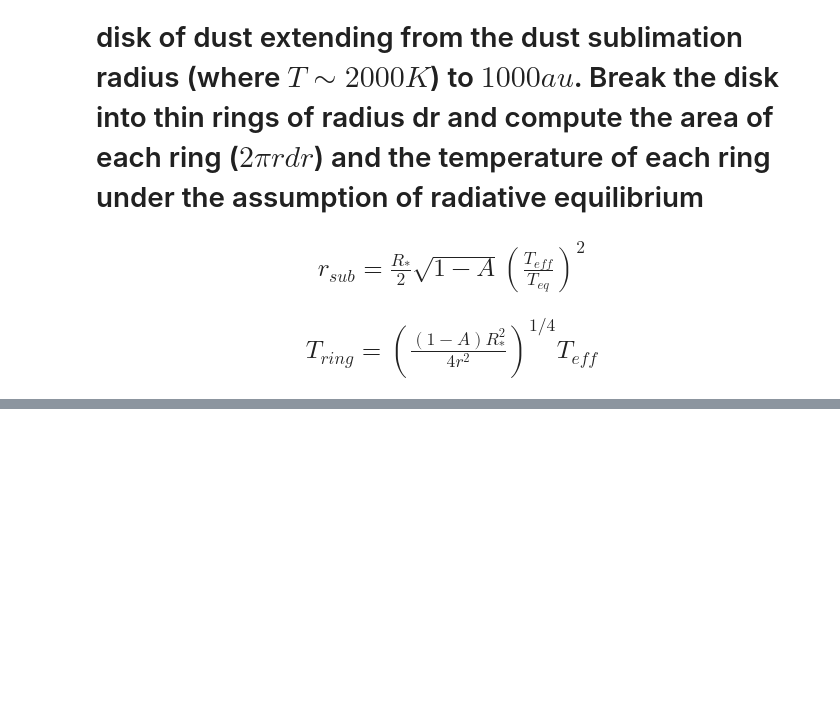
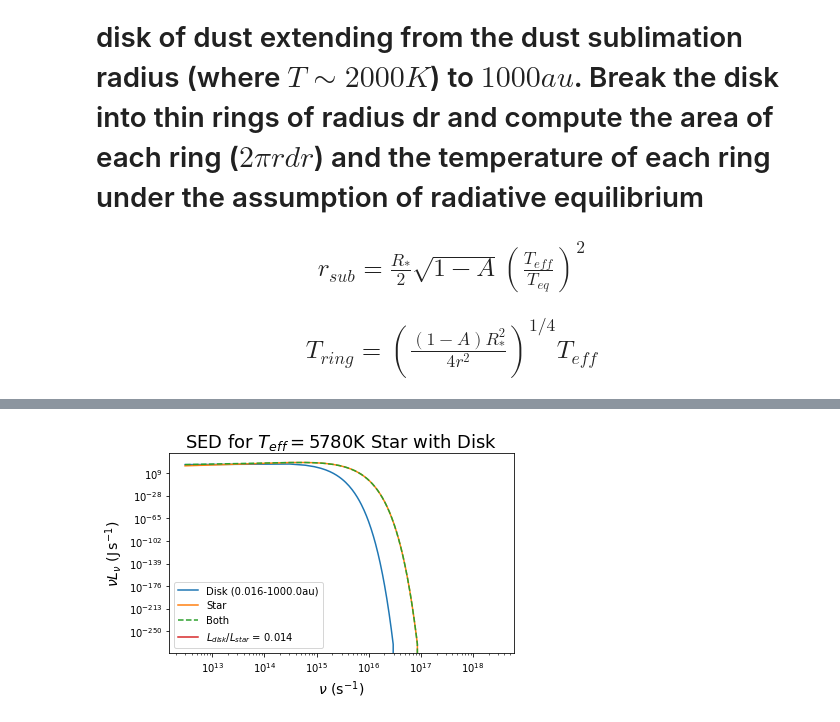
Before and after one commit to jlilly364/ASTR5490, a Jupyter notebook: HW4/PlanetsHW4_JimmyLilly.ipynb, the cells around one changed output, grey strips where cells are left out. Saved outputs shown, nothing was run; the diff lists cells and outputs as text; code cells hidden in the pictures; blank space fills up the shorter version.

```diff
--- a/HW4/PlanetsHW4_JimmyLilly.ipynb
+++ b/HW4/PlanetsHW4_JimmyLilly.ipynb
@@ -185 +185,8 @@ https://ui.adsabs.harvard.edu/abs/1978ApJ...223.1072P/abstract
 ## Plot the SED of the star, the disk, and the sum of the two.   What is the ratio of luminosity in the disk to the luminosity in the star?
+# %%
+# Initialize SED class for case in #3a
+SED_Disk_1000au = SED('freq','xvar_luminos',N=10**4)
+# %%
+# Plot disk, star, and combined SED for #3a
+SED_Disk_1000au.StarDiskProfile()
+# %% [output]
@@ -185,0 +195 @@ https://ui.adsabs.harvard.edu/abs/1978ApJ...223.1072P/abstract
+[figure, added]
```
Also changed, not shown: parts of 5 cells of this notebook, 2 other files.
